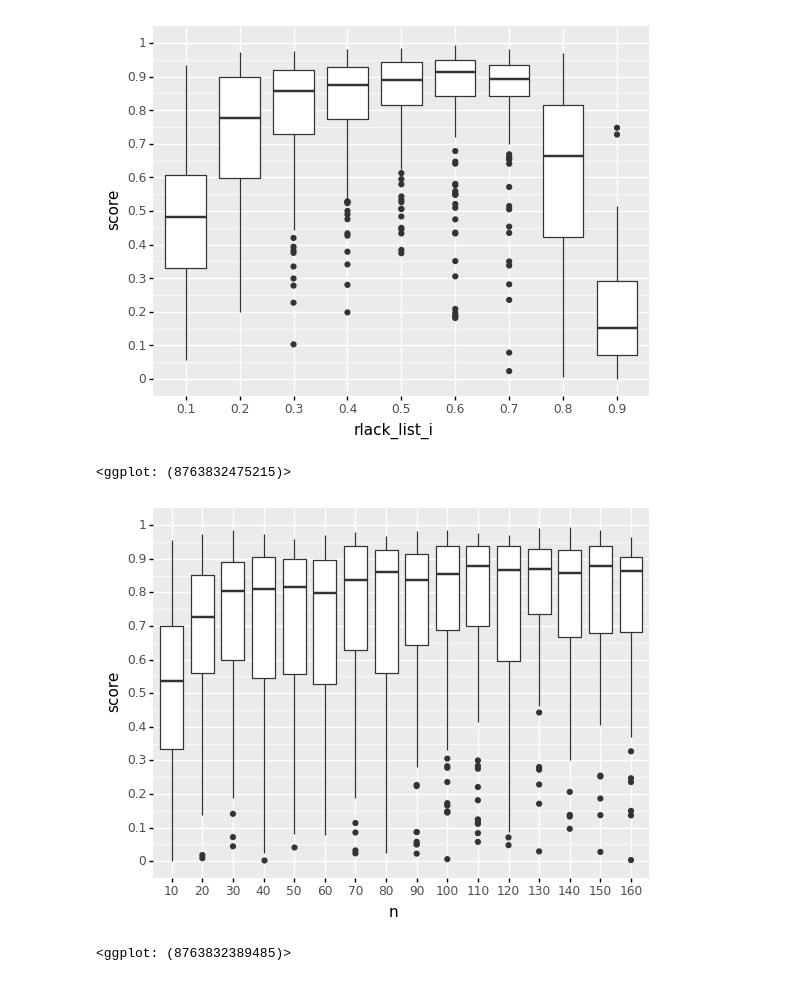
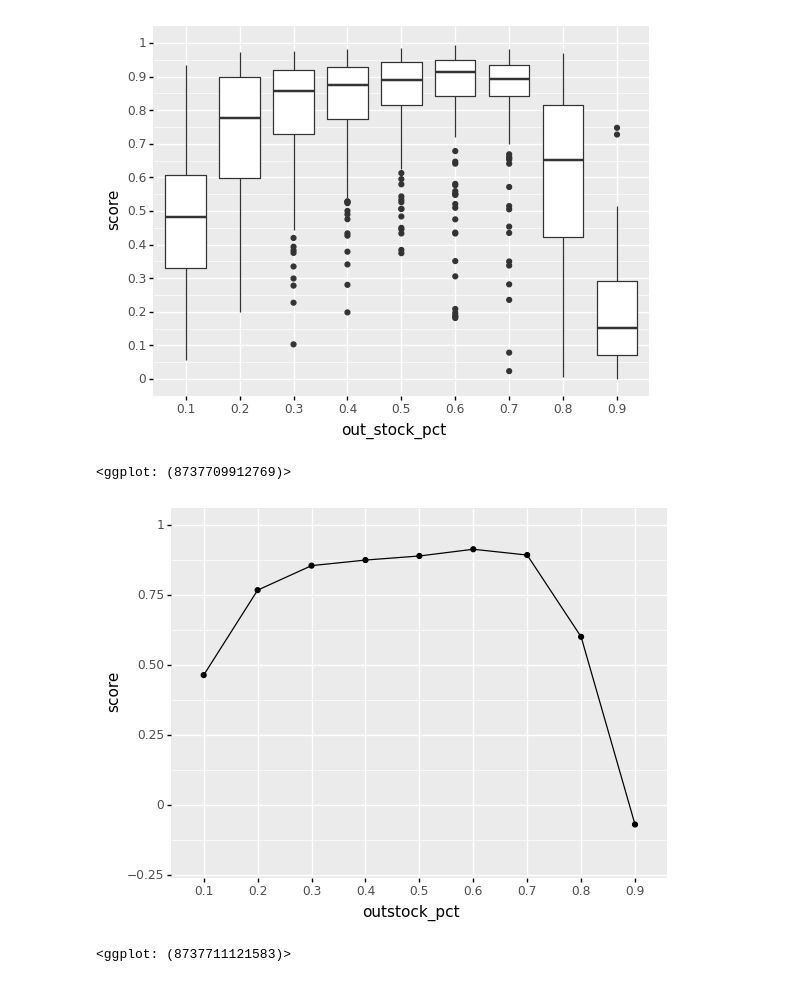
Before and after one commit to ShenhaoZhang/DemandMod, a Jupyter notebook: valid/view_log.ipynb, the cells around one changed output. Cells and saved outputs as stored; diff of their text form; code cells hidden in the pictures.

```diff
--- a/valid/view_log.ipynb
+++ b/valid/view_log.ipynb
@@ -59,6 +59,7 @@ data = df.assign(
     +gg.aes('rlack_list_i','score')
     +gg.geom_boxplot()
     +gg.scale_y_continuous(limits=[0,1],breaks=np.arange(0,1.1,0.1))
+    +gg.xlab('out_stock_pct')
 )
 
 # (
@@ -69,15 +70,34 @@ data = df.assign(
 #     +gg.scale_y_continuous(limits=[0,1],breaks=np.arange(0,1.1,0.1))
 # )
 # %% [output]
-[figure, old version]
+[figure, new version]
-<ggplot: (8763832475215)>
+<ggplot: (8737709912769)>
+# %%
+df1 = (
+    data
+    .groupby('rlack_list_i',as_index=False)['score']
+    .agg(lambda x:np.quantile(a=x,q=0.5))
+)
+
+df2 = (
+    data
+    .groupby('n',as_index=False)['score']
+    .agg(lambda x:np.quantile(a=x,q=0.5))
+)
+
+df3 = (
+    data
+    .groupby('qty',as_index=False)['score']
+    .agg(lambda x:np.quantile(a=x,q=0.5))
+)
 # %%
 (
-    gg.ggplot(data=data)
-    +gg.aes('n','score')
-    +gg.geom_boxplot()
-    +gg.scale_y_continuous(limits=[0,1],breaks=np.arange(0,1.1,0.1))
+    gg.ggplot(data=df1,mapping=gg.aes(x='rlack_list_i',y='score',group=1))
+    +gg.geom_point()
+    +gg.geom_line()
+    +gg.scale_y_continuous(limits=[-0.2,1])
+    +gg.xlab('outstock_pct')
 )
 # %% [output]
-[figure, old version]
+[figure, new version]
-<ggplot: (8763832389485)>
+<ggplot: (8737711121583)>
```
Also changed, not shown: parts of 4 cells of this notebook, 3 other files.
